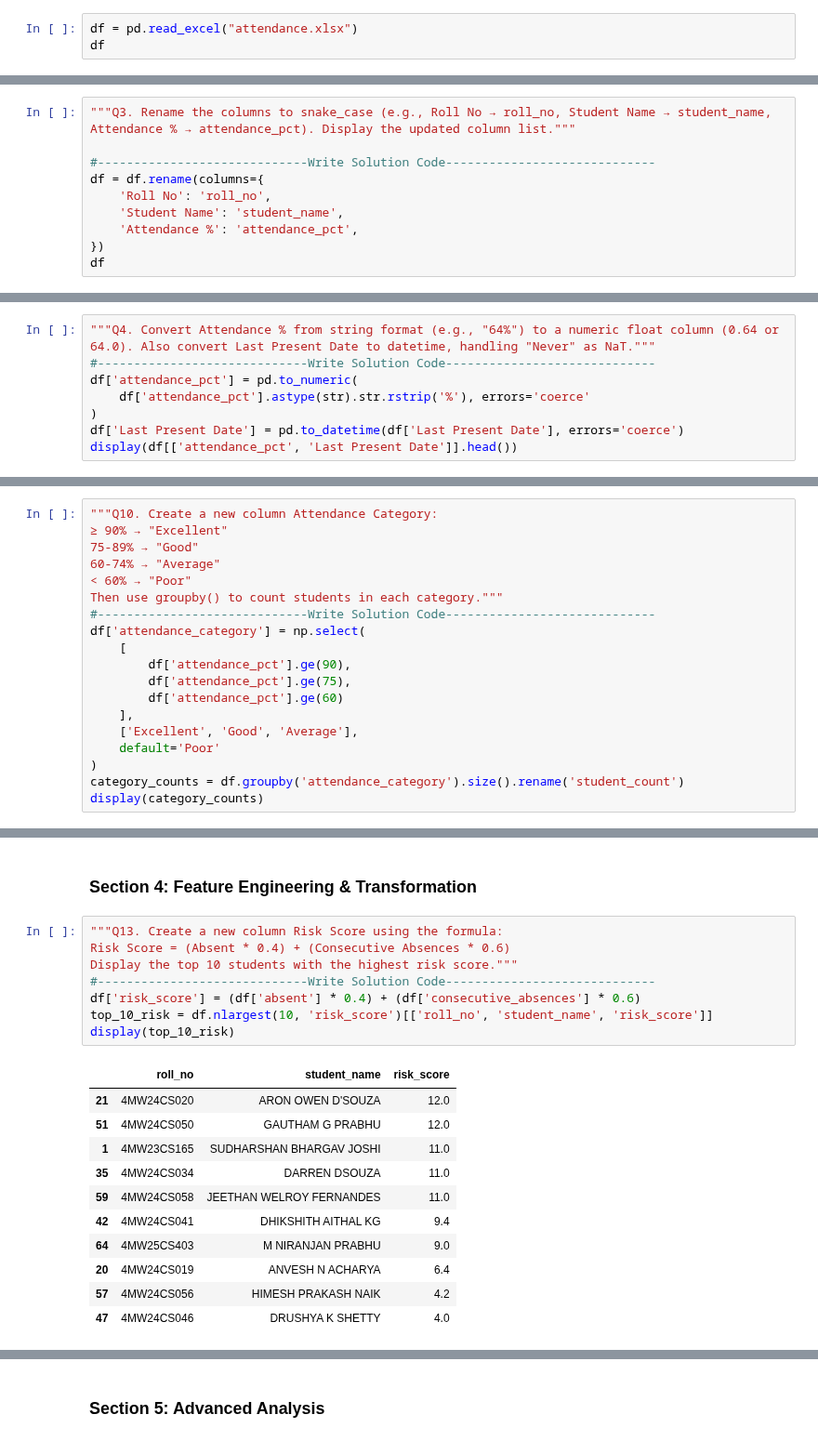
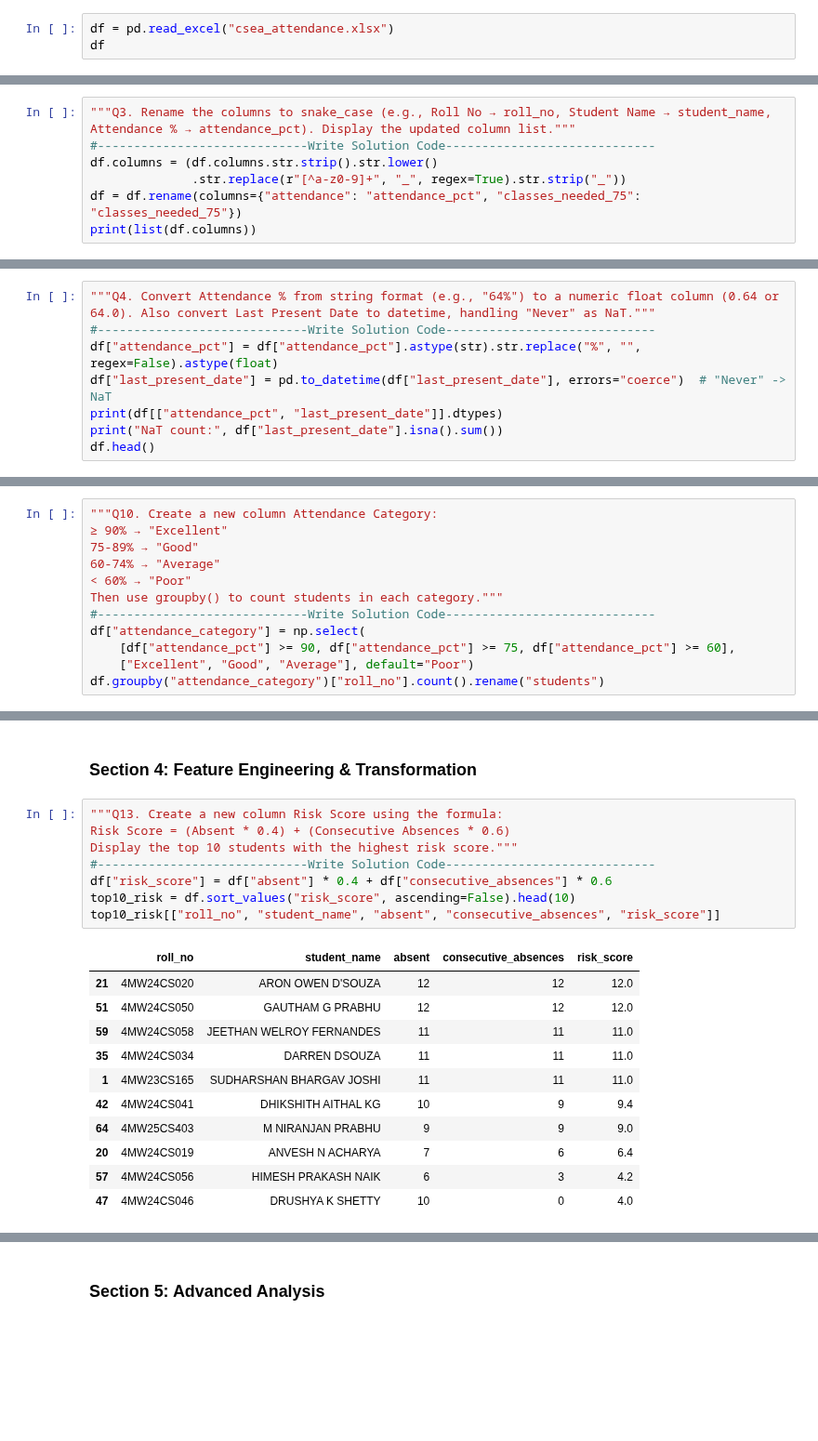
Before and after one commit to ganapathimallya/DataScience, a Jupyter notebook: HomeWork/Project_Student_Attendance_Analytics_with_Pandas.ipynb, the cells around one changed output, grey strips where cells are left out. Shown at 93% size. Drawn from its saved outputs; the diff is of its cells as text; blank space fills up the shorter version.

```diff
--- a/HomeWork/Project_Student Attendance Analytics with Pandas.ipynb
+++ b/HomeWork/Project_Student_Attendance_Analytics_with_Pandas.ipynb
@@ -6,7 +6,7 @@ import numpy as np
 # %% [markdown]
 #### Section 0: Data Loading
 # %%
-df = pd.read_excel("attendance.xlsx")
+df = pd.read_excel("csea_attendance.xlsx")
 df
 # %% [output]
 |  | Roll No | Student Name | Subject | Total Classes | Present | Absent | Excused | Attendance % | Status | ... |
@@ -92,11 +76,8 @@ dtype: int64
 # %%
 """Q3. Rename the columns to snake_case (e.g., Roll No → roll_no, Student Name → student_name, Attendance % → attendance_pct). Display the updated column list."""
-
 #-----------------------------Write Solution Code-----------------------------
-df = df.rename(columns={
-    'Roll No': 'roll_no',
-    'Student Name': 'student_name',
-    'Attendance %': 'attendance_pct',
-})
-df
+df.columns = (df.columns.str.strip().str.lower()
+              .str.replace(r"[^a-z0-9]+", "_", regex=True).str.strip("_"))
+df = df.rename(columns={"attendance": "attendance_pct", "classes_needed_75": "classes_needed_75"})
+print(list(df.columns))
 # %% [output]
@@ -116,9 +85,9 @@ df
 # %%
 """Q4. Convert Attendance % from string format (e.g., "64%") to a numeric float column (0.64 or 64.0). Also convert Last Present Date to datetime, handling "Never" as NaT."""
 #-----------------------------Write Solution Code-----------------------------
-df['attendance_pct'] = pd.to_numeric(
-    df['attendance_pct'].astype(str).str.rstrip('%'), errors='coerce'
-)
-df['Last Present Date'] = pd.to_datetime(df['Last Present Date'], errors='coerce')
-display(df[['attendance_pct', 'Last Present Date']].head())
+df["attendance_pct"] = df["attendance_pct"].astype(str).str.replace("%", "", regex=False).astype(float)
+df["last_present_date"] = pd.to_datetime(df["last_present_date"], errors="coerce")  # "Never" -> NaT
+print(df[["attendance_pct", "last_present_date"]].dtypes)
+print("NaT count:", df["last_present_date"].isna().sum())
+df.head()
 # %% [output]
@@ -254,17 +221,10 @@ display(status_summary)
 < 60% → "Poor"
 Then use groupby() to count students in each category."""
 #-----------------------------Write Solution Code-----------------------------
-df['attendance_category'] = np.select(
-    [
-        df['attendance_pct'].ge(90),
-        df['attendance_pct'].ge(75),
-        df['attendance_pct'].ge(60)
-    ],
-    ['Excellent', 'Good', 'Average'],
-    default='Poor'
-)
-category_counts = df.groupby('attendance_category').size().rename('student_count')
-display(category_counts)
+df["attendance_category"] = np.select(
+    [df["attendance_pct"] >= 90, df["attendance_pct"] >= 75, df["attendance_pct"] >= 60],
+    ["Excellent", "Good", "Average"], default="Poor")
+df.groupby("attendance_category")["roll_no"].count().rename("students")
 # %% [output]
 attendance_category
 Average       3
@@ -304,23 +271,23 @@ display(present_absent_by_status)
 # %%
 """Q13. Create a new column Risk Score using the formula:
 Risk Score = (Absent * 0.4) + (Consecutive Absences * 0.6)
 Display the top 10 students with the highest risk score."""
 #-----------------------------Write Solution Code-----------------------------
-df['risk_score'] = (df['absent'] * 0.4) + (df['consecutive_absences'] * 0.6)
-top_10_risk = df.nlargest(10, 'risk_score')[['roll_no', 'student_name', 'risk_score']]
-display(top_10_risk)
+df["risk_score"] = df["absent"] * 0.4 + df["consecutive_absences"] * 0.6
+top10_risk = df.sort_values("risk_score", ascending=False).head(10)
+top10_risk[["roll_no", "student_name", "absent", "consecutive_absences", "risk_score"]]
 # %% [output]
-|  | roll_no | student_name | risk_score |
-| 21 | 4MW24CS020 | ARON OWEN D'SOUZA | 12.0 |
-| 51 | 4MW24CS050 | GAUTHAM G PRABHU | 12.0 |
-| 1 | 4MW23CS165 | SUDHARSHAN BHARGAV JOSHI | 11.0 |
-| 35 | 4MW24CS034 | DARREN DSOUZA | 11.0 |
-| 59 | 4MW24CS058 | JEETHAN WELROY FERNANDES | 11.0 |
-| 42 | 4MW24CS041 | DHIKSHITH AITHAL KG | 9.4 |
-| 64 | 4MW25CS403 | M NIRANJAN PRABHU | 9.0 |
-| 20 | 4MW24CS019 | ANVESH N ACHARYA | 6.4 |
-| 57 | 4MW24CS056 | HIMESH PRAKASH NAIK | 4.2 |
-| 47 | 4MW24CS046 | DRUSHYA K SHETTY | 4.0 |
+|  | roll_no | student_name | absent | consecutive_absences | risk_score |
+| 21 | 4MW24CS020 | ARON OWEN D'SOUZA | 12 | 12 | 12.0 |
+| 51 | 4MW24CS050 | GAUTHAM G PRABHU | 12 | 12 | 12.0 |
+| 59 | 4MW24CS058 | JEETHAN WELROY FERNANDES | 11 | 11 | 11.0 |
+| 35 | 4MW24CS034 | DARREN DSOUZA | 11 | 11 | 11.0 |
+| 1 | 4MW23CS165 | SUDHARSHAN BHARGAV JOSHI | 11 | 11 | 11.0 |
+| 42 | 4MW24CS041 | DHIKSHITH AITHAL KG | 10 | 9 | 9.4 |
+| 64 | 4MW25CS403 | M NIRANJAN PRABHU | 9 | 9 | 9.0 |
+| 20 | 4MW24CS019 | ANVESH N ACHARYA | 7 | 6 | 6.4 |
+| 57 | 4MW24CS056 | HIMESH PRAKASH NAIK | 6 | 3 | 4.2 |
+| 47 | 4MW24CS046 | DRUSHYA K SHETTY | 10 | 0 | 4.0 |
 # %%
 """Q14. Add a column Classes Needed (Numeric) by extracting the numeric value from the Classes Needed (75%) column (e.g., "5 more" → 5, "✓ Met" → 0)."""
 #-----------------------------Write Solution Code-----------------------------
```
Also changed, not shown: parts of 19 cells of this notebook.
